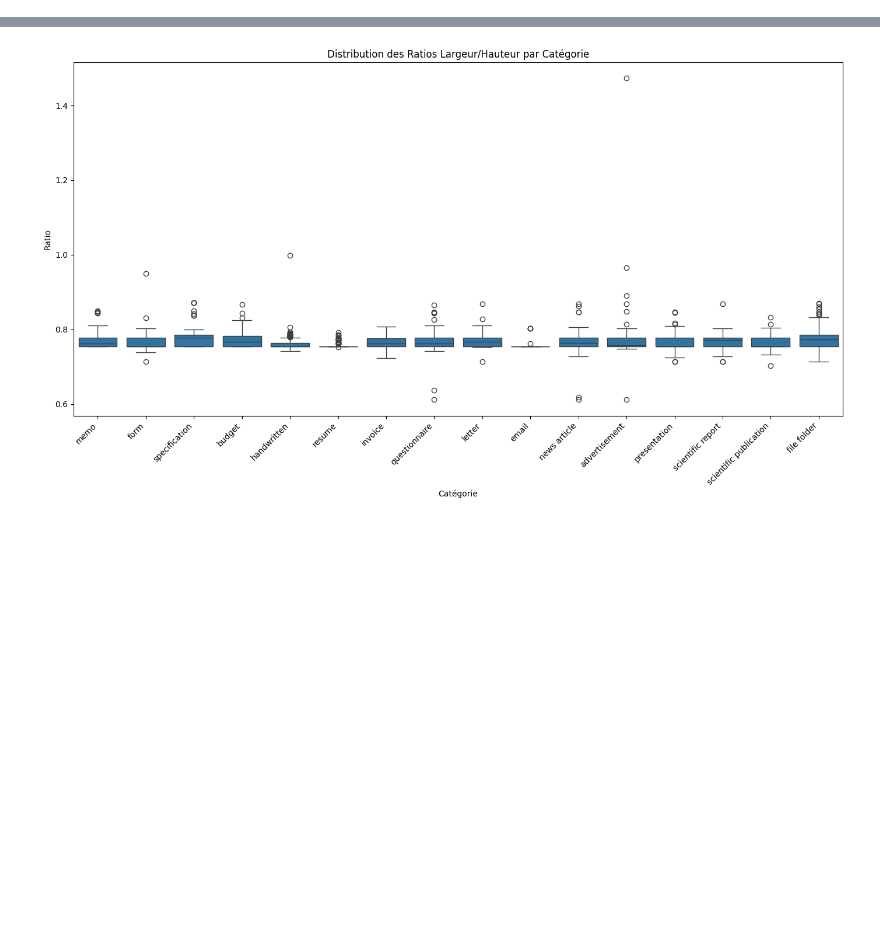
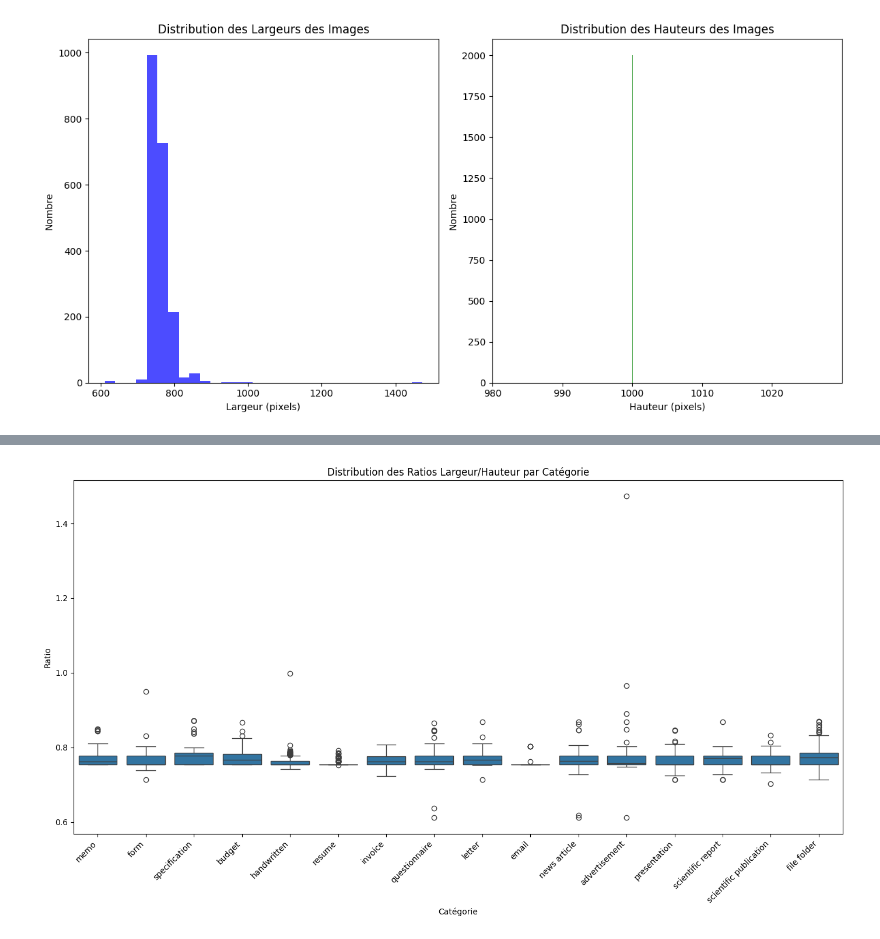
Before and after one commit to truongxavier/DST_RVL-CDIP, a Jupyter notebook: notebooks/exploration_KO.ipynb, the cells around one changed output, grey strips where cells are left out. Saved outputs shown, nothing was run; the diff lists cells and outputs as text; code cells hidden in the pictures; blank space fills up the shorter version.

```diff
--- a/notebooks/exploration_KO.ipynb
+++ b/notebooks/exploration_KO.ipynb
@@ -86,78 +88,40 @@ plt.show()
 # %%
-import concurrent.futures
 from PIL import Image
-import os
 
 widths = []
 heights = []
 
 # Sélectionner un échantillon de données
 sample_size = 2000  # Nombre d'images à visualiser
 samples = [line.strip().split() for line in lines[:sample_size]]
-
-
-def process_image(image_path):
-    with Image.open(image_path) as img:
-        return img.width, img.height
-
-
-image_paths = [os.path.join(image_base_path, relative_image_path) for relative_image_path, _ in samples]
-
-# Utiliser un pool de processus pour paralléliser la lecture des images
-with concurrent.futures.ProcessPoolExecutor() as executor:
-    results = executor.map(process_image, image_paths)
-
-# Récupérer les résultats
-for width, height in results:
-    widths.append(width)
-    heights.append(height)
-
-# Visualisation comme avant
-plt.figure(figsize=(12, 6))
-plt.subplot(1, 2, 1)
-plt.hist(widths, bins=30, color='blue', alpha=0.7)
-plt.title('Distribution des Largeurs des Images')
-plt.xlabel('Largeur (pixels)')
-plt.ylabel('Nombre')
-
-plt.subplot(1, 2, 2)
-plt.hist(heights, bins=10, color='green', alpha=0.7)
-plt.title('Distribution des Hauteurs des Images')
-plt.xlim(980, 1020)
-plt.xticks(range(980, 1021, 10))
-plt.xlabel('Hauteur (pixels)')
-plt.ylabel('Nombre')
-
-plt.tight_layout()
-plt.show()
-
-
 
 for relative_image_path, _ in samples:  # samples contient les chemins vers les images
     image_path = os.path.join(image_base_path, relative_image_path)
     with Image.open(image_path) as img:
         widths.append(img.width)
         heights.append(img.height)
         # Afficher les dimensions pour vérifier s'il y a des anomalies
         # print(f"Image: {relative_image_path} - Width: {img.width}, Height: {img.height}")
 
 plt.figure(figsize=(12, 6))
 plt.subplot(1, 2, 1)
 plt.hist(widths, bins=30, color='blue', alpha=0.7)
 plt.title('Distribution des Largeurs des Images')
 plt.xlabel('Largeur (pixels)')
 plt.ylabel('Nombre')
 
 plt.subplot(1, 2, 2)
 plt.hist(heights, bins=10, color='green', alpha=0.7)
 plt.title('Distribution des Hauteurs des Images')
-plt.xlim(980, 1020)
+plt.xlim(980, 1030)
 plt.xticks(range(980, 1021, 10))
 plt.xlabel('Hauteur (pixels)')
 plt.ylabel('Nombre')
 
 plt.tight_layout()
 plt.show()
+# %% [output]
+[figure, added]
 # %%
 # Initialiser les listes pour les largeurs, hauteurs et ratios
 widths = []
```
Also changed, not shown: parts of 8 cells of this notebook.
